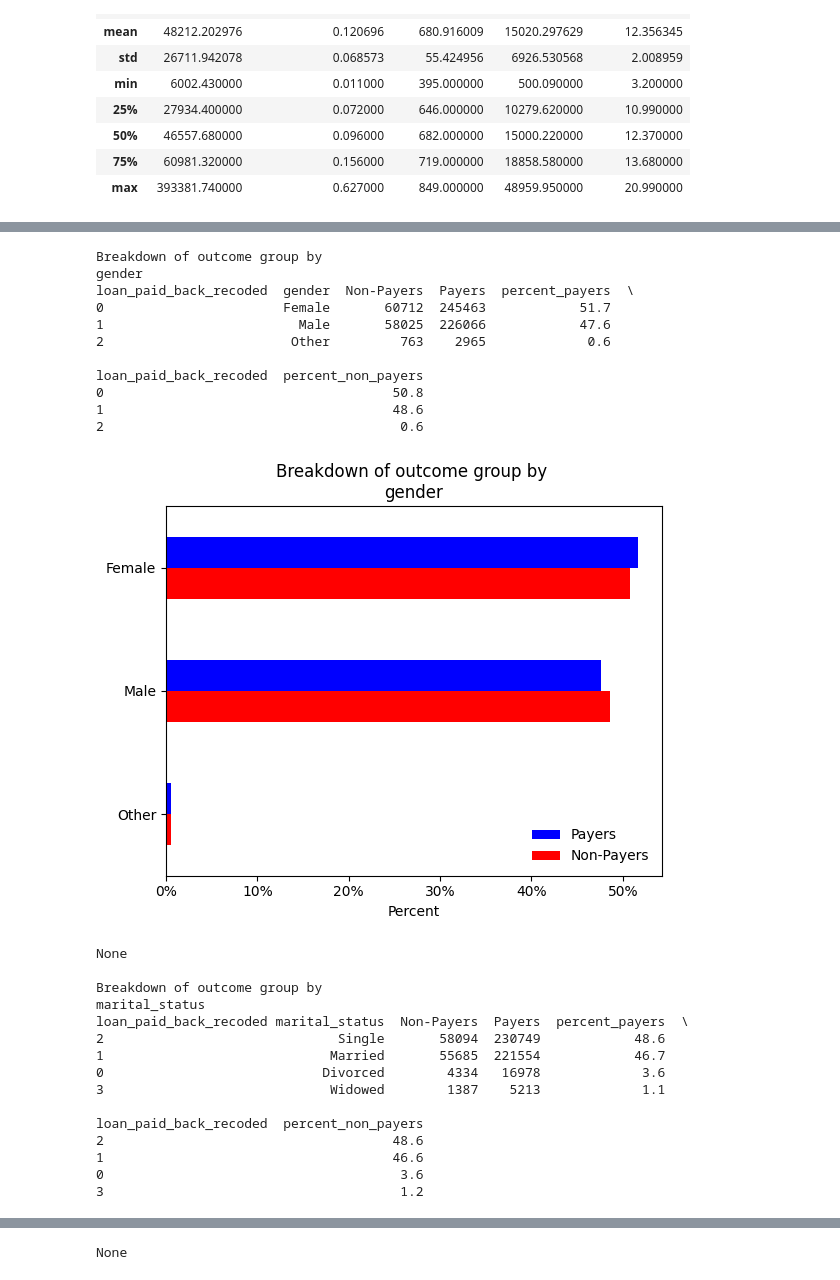
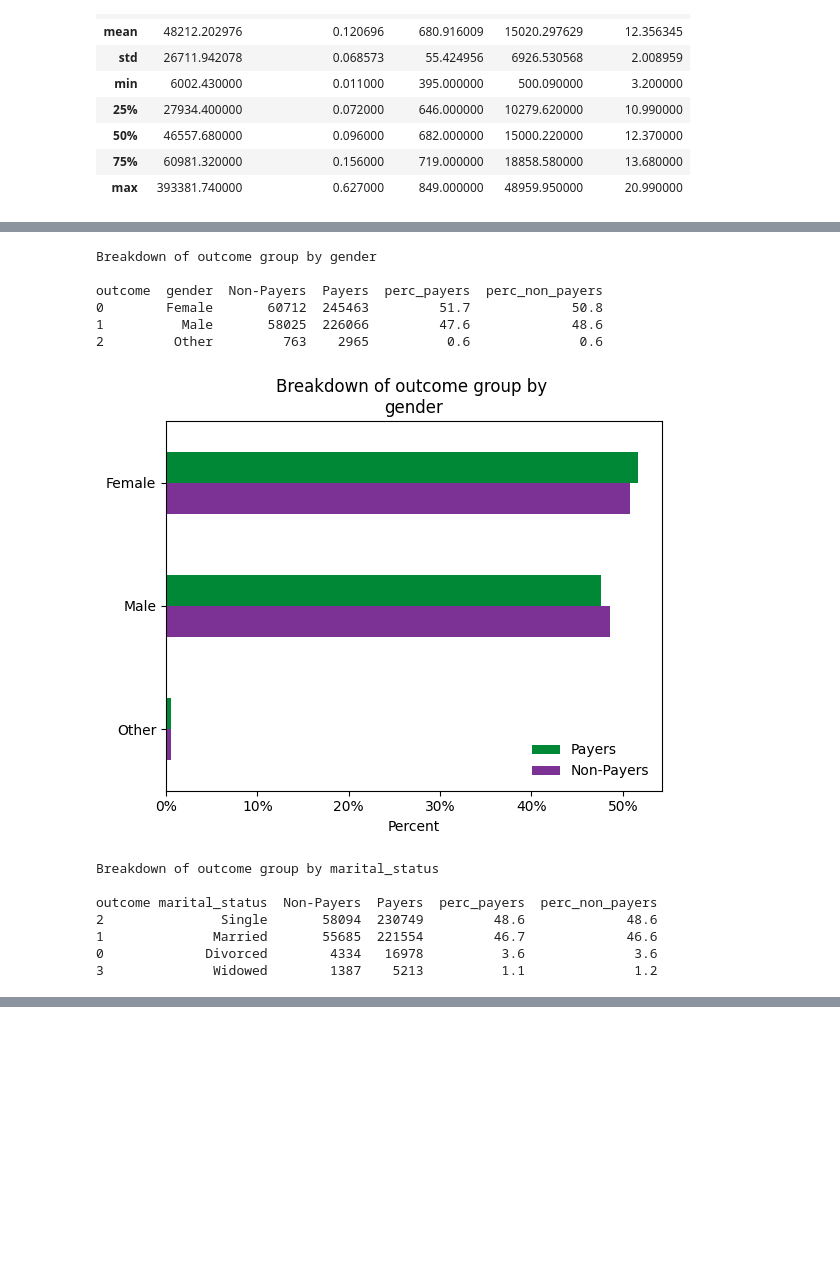
Before and after one commit to znogbes/kaggle-predicting-loan-payback, a Jupyter notebook: intro-and-eda.ipynb, the cells around one changed output, grey strips where cells are left out. Drawn from its saved outputs; the diff is of its cells as text; code cells hidden in the pictures; blank space fills up the shorter version.

```diff
--- a/intro-and-eda.ipynb
+++ b/intro-and-eda.ipynb
@@ -151,7 +157,7 @@ ncols = 2
 nrows = int(np.ceil(num_cols/2)) # in case of single row/col
 
 # define plot objects
-fig, axes = plt.subplots(nrows, ncols, figsize=(12, 8))
+fig, axes = plt.subplots(nrows, ncols, figsize=(13, 8))
 axes = axes.flatten()
 
 # make boxplots
@@ -205,7 +211,7 @@ I think these are a better fit for technical audiences, particularly if you're d
 <summary><b>Show code</b></summary>
 # %%
 # alternatively, these variables can also be visualised as histograms
-fig, axes = plt.subplots(nrows,ncols, figsize=(12, 8))
+fig, axes = plt.subplots(nrows,ncols, figsize=(13, 8))
 axes = axes.flatten()
 
 for i, col in enumerate(numeric_cols):
@@ -251,14 +262,14 @@ plt.show()
 # %%
 # visualisation of categorical variables
 
-# recode outcome variable
+# recode outcome variable for displaying tables and plots
 recode_dict = {1:'Payers', 0:'Non-Payers'}
-data_train['loan_paid_back_recoded'] =  data_train['loan_paid_back'].map(recode_dict)
+data_train['outcome'] =  data_train['loan_paid_back'].map(recode_dict)
 
 # generate frequency tables by outcome group
 def generate_freq_table(data, col_name):
     # frequencies of categorical vol by outcome
-    count_table = pd.crosstab(data[col_name], data['loan_paid_back_recoded'])
+    count_table = pd.crosstab(data[col_name], data['outcome'])
     # reset index so categorical variable is not kept as index
     count_table = count_table.reset_index()
     # calculate percentages by outcome group
@@ -266,8 +277,8 @@ def generate_freq_table(data, col_name):
         count_table['Payers']/count_table['Payers'].sum()*100).round(1)
     percent_non_payers = (
         count_table['Non-Payers']/count_table['Non-Payers'].sum()*100).round(1)
-    count_table['percent_payers'] = percent_payers
-    count_table['percent_non_payers'] = percent_non_payers
+    count_table['perc_payers'] = percent_payers
+    count_table['perc_non_payers'] = percent_non_payers
     # sort values by count of payers
     frequency_table = count_table.sort_values(by='Payers', ascending=False)
     return frequency_table
@@ -276,7 +287,7 @@ def generate_freq_table(data, col_name):
 def plot_categorical_cols(freq_table, col_name):
     # drop count columns, as the plot is for percentages
     freq_table_tidy = freq_table.drop(['Payers', 'Non-Payers'], axis=1)
-    freq_table_tidy.plot(x = col_name, kind='barh', color=['blue', 'red'])
+    freq_table_tidy.plot(x = col_name, kind='barh', color=['#008837', '#7b3294'])
     # axis labels
     plt.xlabel('Percent')
     plt.gca().xaxis.set_major_formatter(
@@ -288,6 +299,5 @@ def plot_categorical_cols(freq_table, col_name):
     plt.title(f"Breakdown of outcome group by \n{col_name}")
     custom_labels = ['Payers', 'Non-Payers']
     plt.legend(loc='lower right', frameon = False, labels=custom_labels)
-    plot = plt.show()
-    return plot
+    plt.show()
 # %% [markdown]
@@ -295,39 +310,25 @@ def plot_categorical_cols(freq_table, col_name):
 # %%
 # loop over to see freq tables and plots
 categorical_cols = data_train.select_dtypes(include='object').drop(
-    'loan_paid_back_recoded', axis=1)
+    'outcome', axis=1)
 
 for col in categorical_cols:
-    print(f"\nBreakdown of outcome group by \n{col}")
+    print(f"\nBreakdown of outcome group by {col}\n")
     freq_table = generate_freq_table(data_train, col)
     print(freq_table)
-    plot = plot_categorical_cols(freq_table, col)
-    print(plot)
+    plot_categorical_cols(freq_table, col)
 # %% [output]
-Breakdown of outcome group by
-gender
-loan_paid_back_recoded  gender  Non-Payers  Payers  percent_payers  \
-0                       Female       60712  245463            51.7
-1                         Male       58025  226066            47.6
-2                        Other         763    2965             0.6
+Breakdown of outcome group by gender
 
-loan_paid_back_recoded  percent_non_payers
-0                                     50.8
-1                                     48.6
-2                                      0.6
+outcome  gender  Non-Payers  Payers  perc_payers  perc_non_payers
+0        Female       60712  245463         51.7             50.8
+1          Male       58025  226066         47.6             48.6
+2         Other         763    2965          0.6              0.6
-[figure, old version]
+[figure, new version]
-None
+Breakdown of outcome group by marital_status
 
-Breakdown of outcome group by
-marital_status
-loan_paid_back_recoded marital_status  Non-Payers  Payers  percent_payers  \
-2                              Single       58094  230749            48.6
-1                             Married       55685  221554            46.7
-0                            Divorced        4334   16978             3.6
-3                             Widowed        1387    5213             1.1
-
-loan_paid_back_recoded  percent_non_payers
-2                                     48.6
-1                                     46.6
-0                                      3.6
-3                                      1.2
+outcome marital_status  Non-Payers  Payers  perc_payers  perc_non_payers
+2               Single       58094  230749         48.6             48.6
+1              Married       55685  221554         46.7             46.6
+0             Divorced        4334   16978          3.6              3.6
+3              Widowed        1387    5213          1.1              1.2
@@ -407,2 +384 @@ loan_paid_back_recoded grade_subgrade  Non-Payers  Payers  percent_payers  \
-None
 # %% [markdown]
```
Also changed, not shown: parts of 14 cells of this notebook.
